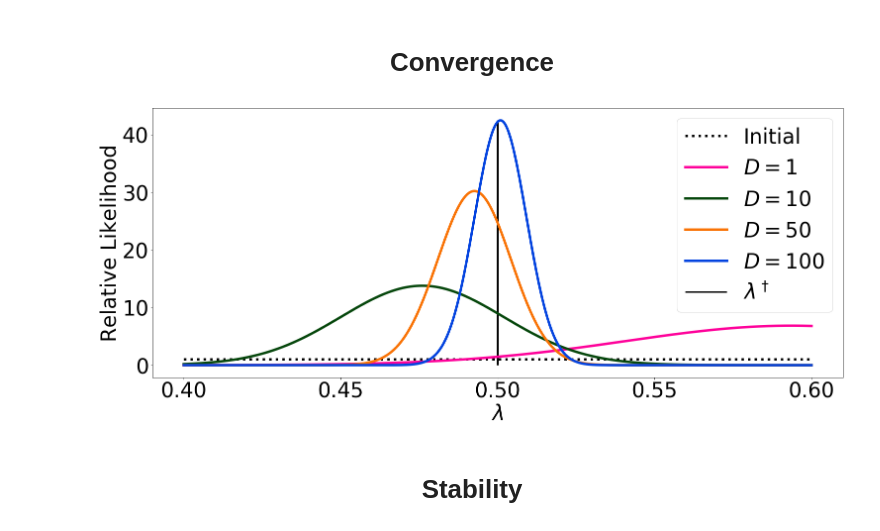
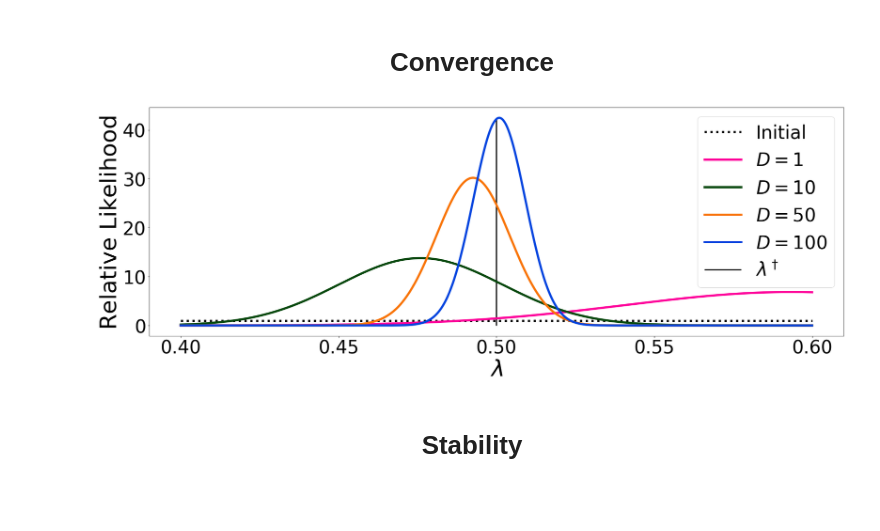
Before and after one commit to mathematicalmichael/poster_cse, a Jupyter notebook: SIAM_CSE19_Poster.ipynb, the cells around one changed output. Saved outputs shown, nothing was run; the diff lists cells and outputs as text; code cells hidden in the pictures; blank space fills up the shorter version.

```diff
--- a/SIAM_CSE19_Poster.ipynb
+++ b/SIAM_CSE19_Poster.ipynb
@@ -209,36 +210,37 @@ for idx,num_observations in enumerate([1,10,50,100]):
         p_set.set_observed_dist('normal', {'loc': 0, 'scale': 1}, dim=0)
     elif err_fun_type is 'mse':
         p_set.set_observed_dist('gamma', {'a':num_observations/2, 'scale':2/num_observations}, dim=0)
     elif err_fun is 'sse':
         p_set.set_observed_dist('chi2', {'df':num_observations}, dim=0)
 
     ob_dist = p_set.observed_dist # this is define a pointer for ease of reference.
 
     ## Solve Problem
     p_set.set_ratio()
     eta_r = p_set.ratio
 #     s_set.seed = 11
 #     solve.problem(p_set)
 
 
     post_eval = p_set.evaluate_posterior(lam_mesh)
     in_pdf = in_dist.pdf(lam_mesh)
 
     ax.plot(lam_mesh, post_eval, label="$D=%d$"%num_observations, color=colors[3-idx], lw=5)
 
 ax.vlines(0.5, 0, np.max(post_eval), label="$\\lambda^\dagger$", lw=3, alpha=1)
-plt.xlabel("$\\lambda$")
-plt.ylabel("Relative Likelihood")
+plt.xlabel("$\\lambda$", fontsize=52)
+plt.ylabel("Relative Likelihood", fontsize=52)
 # plt.xlim([0.4, 0.6])
 # plt.xlim([0.25, 0.75])
 # plt.ylim([0,120])
 ax.set_xticks([.4, .45, .5, .55, .6])
 # ax.set_xticklabels([.4, .45, .5, .55, .6])
 plt.legend()
+plt.tight_layout()
 plt.savefig('updated_convergence' + '_sigma-%dE-4'%(sigma2*10000) + '.png')
 plt.show()
 # %% [output]
-[figure, old version]
+[figure, new version]
 # %%
 !mv updated_convergence*.png ../../poster_cse/
 # %% [markdown]
```
Also changed, not shown: parts of 2 cells of this notebook.
